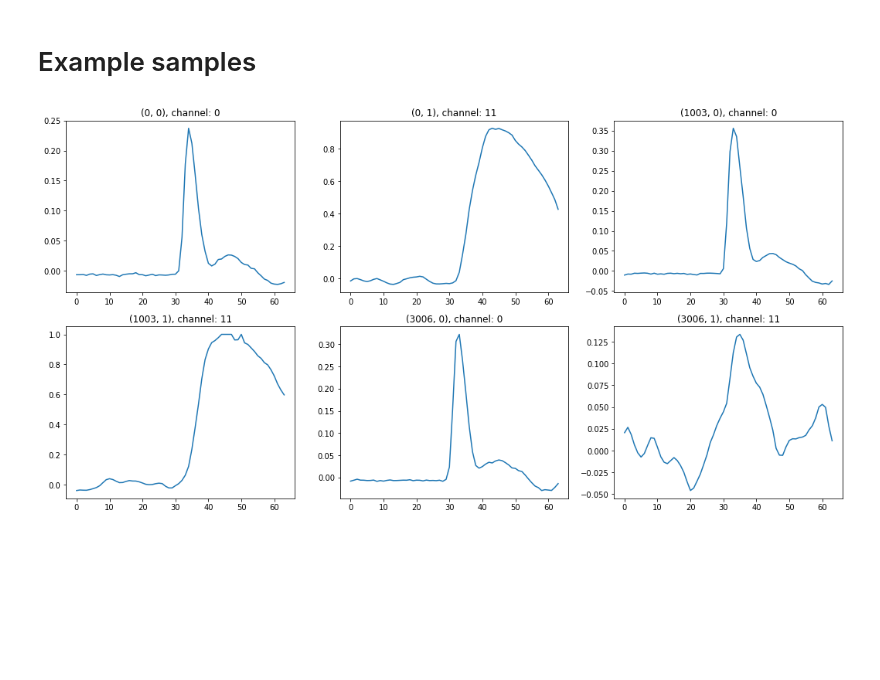
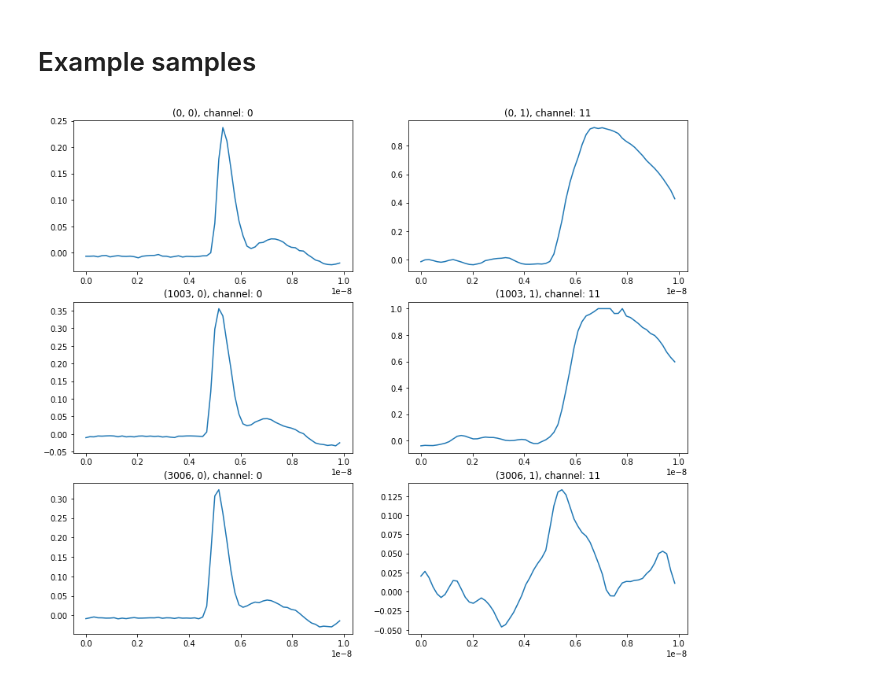
Before and after one commit to MatiXOfficial/pps-diamond-time-measurement, a Jupyter notebook: notebooks/write_useful_data.ipynb, the cells around one changed output. Saved outputs shown, nothing was run; the diff lists cells and outputs as text; code cells hidden in the pictures; blank space fills up the shorter version.

Commit message:
Fixed plotting in write_useful_data

```diff
--- a/notebooks/write_useful_data.ipynb
+++ b/notebooks/write_useful_data.ipynb
@@ -145,10 +145,12 @@ dict_keys([11, 23, 16, 24, 29, 28, 17, 22, 12, 10])
 # %%
 events = [0, 0, 1003, 1003, 3006, 3006]
 samples = [0, 1, 0, 1, 0, 1]
 
-plt.figure(figsize=(18, 9))
+plt.figure(figsize=(14, 12))
 for i, (i_event, i_sample) in enumerate(zip(events, samples)):
-    plt.subplot(2, 3, i + 1)
-    plot_sample(new_events[11]['sample_ampl'][i_event][i_sample], title=f"({i_event}, {i_sample}), channel: {new_events[11]['sample_channel'][i_event][i_sample]}")
+    plt.subplot(3, 2, i + 1)
+    plot_sample(new_events[11]['sample_ampl'][i_event][i_sample],
+                time=new_events[11]['sample_time'][i_event][i_sample],
+                title=f"({i_event}, {i_sample}), channel: {new_events[11]['sample_channel'][i_event][i_sample]}")
 # %% [output]
-[figure, old version]
+[figure, new version]
```
Also changed, not shown: parts of 1 cell of this notebook.
